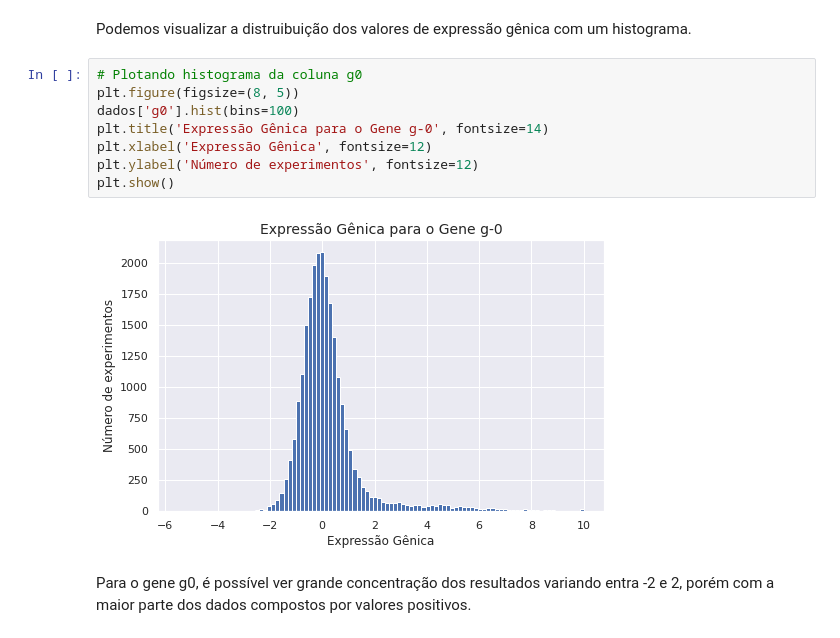
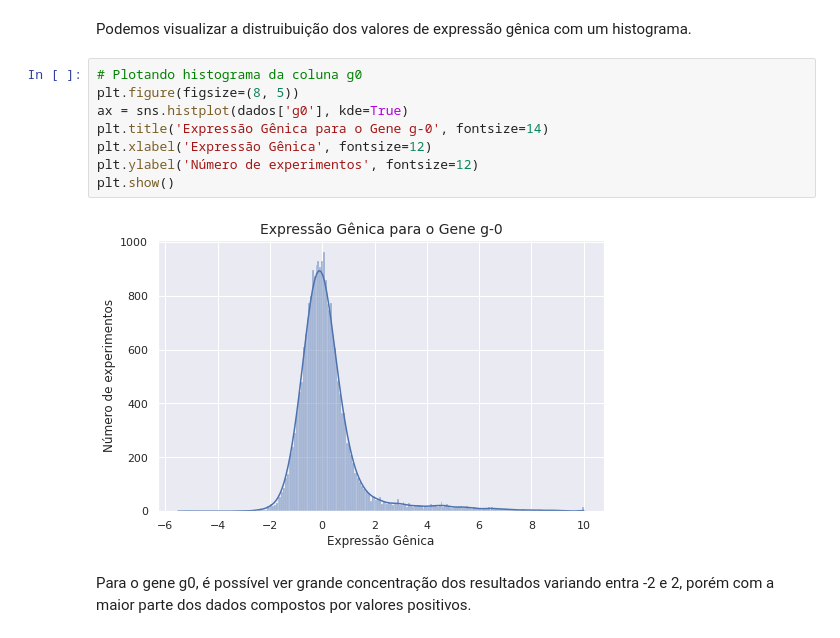
Before and after one commit to vanessanmd/imersao-dados3-alura, a Jupyter notebook: imersão_dados_3.ipynb, the cells around one changed output. Drawn from its saved outputs; the diff is of its cells as text.

```diff
--- a/imersão_dados_3.ipynb
+++ b/imersão_dados_3.ipynb
@@ -315,13 +315,13 @@ Podemos visualizar a distruibuição dos valores de expressão gênica com um hi
 # %%
 # Plotando histograma da coluna g0
 plt.figure(figsize=(8, 5))
-dados['g0'].hist(bins=100)
+ax = sns.histplot(dados['g0'], kde=True)
 plt.title('Expressão Gênica para o Gene g-0', fontsize=14)
 plt.xlabel('Expressão Gênica', fontsize=12)
 plt.ylabel('Número de experimentos', fontsize=12)
 plt.show()
 # %% [output]
-[figure, old version]
+[figure, new version]
 # %% [markdown]
 Para o gene g0, é possível ver grande concentração dos resultados variando entra -2 e 2, porém com a maior parte dos dados compostos por valores positivos.
 # %% [markdown]
```
Also changed, not shown: parts of 8 cells of this notebook.
